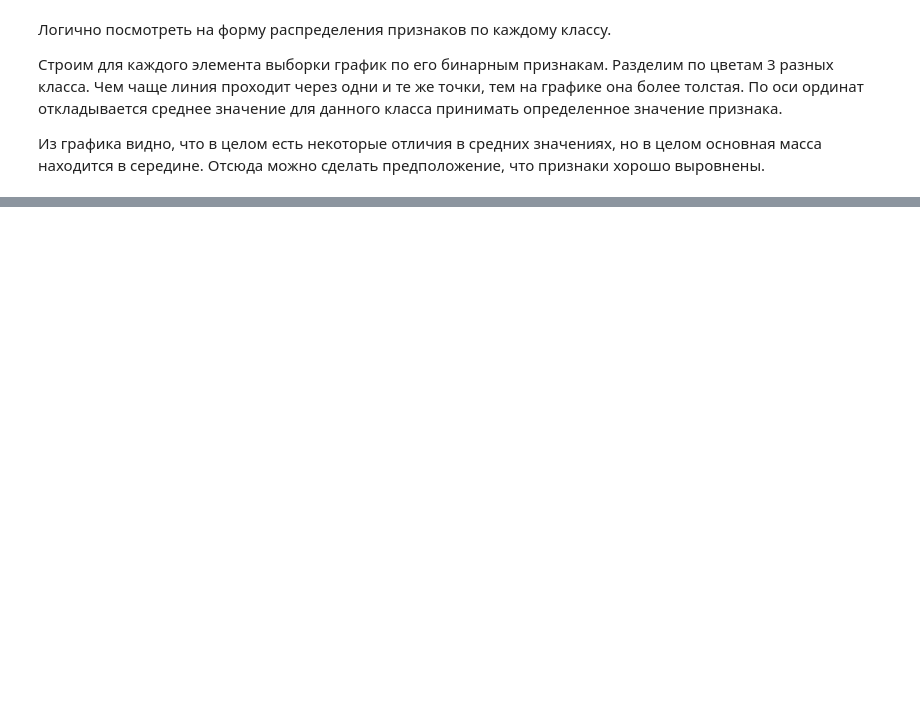
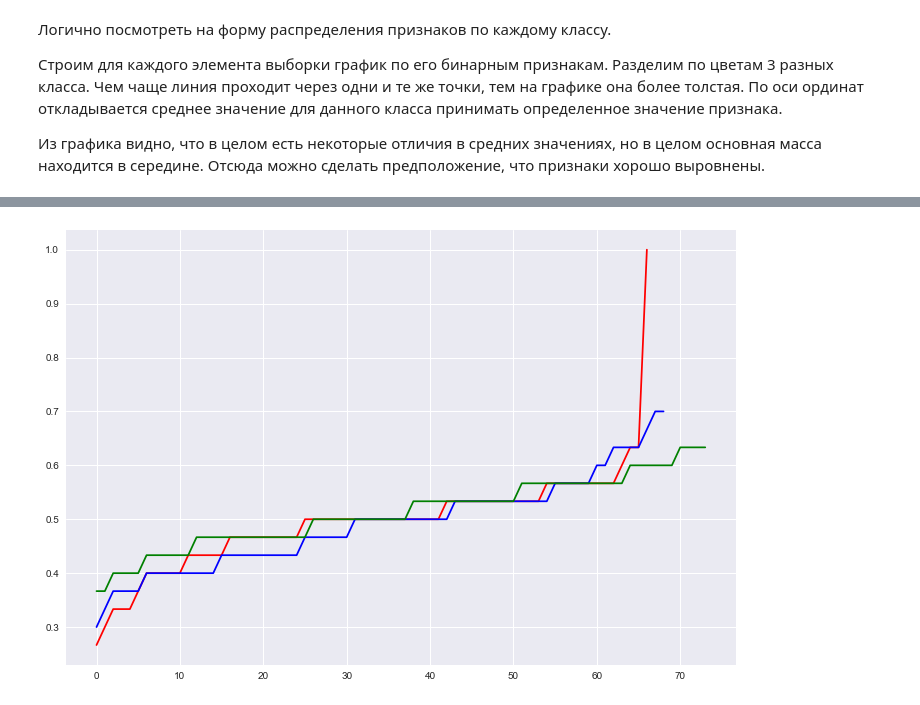
Before and after one commit to senior-sigan/ML_Competitions, a Jupyter notebook: mlbootcamp_student_contest/presentation.ipynb, the cells around one changed output, grey strips where cells are left out. Saved outputs shown, nothing was run; the diff lists cells and outputs as text; code cells hidden in the pictures; blank space fills up the shorter version.

```diff
--- a/mlbootcamp_student_contest/presentation.ipynb
+++ b/mlbootcamp_student_contest/presentation.ipynb
@@ -127,0 +140,6 @@ for j in range(3):
+# %%
+for j in range(3):
+    x = data[data['target'] == j].drop(['target'], axis=1)
+    plt.plot(x.mean(axis=1).sort_values().reset_index()[0], color=colors[j])
+# %% [output]
+[figure, added]
```
Also changed, not shown: parts of 20 cells of this notebook.
